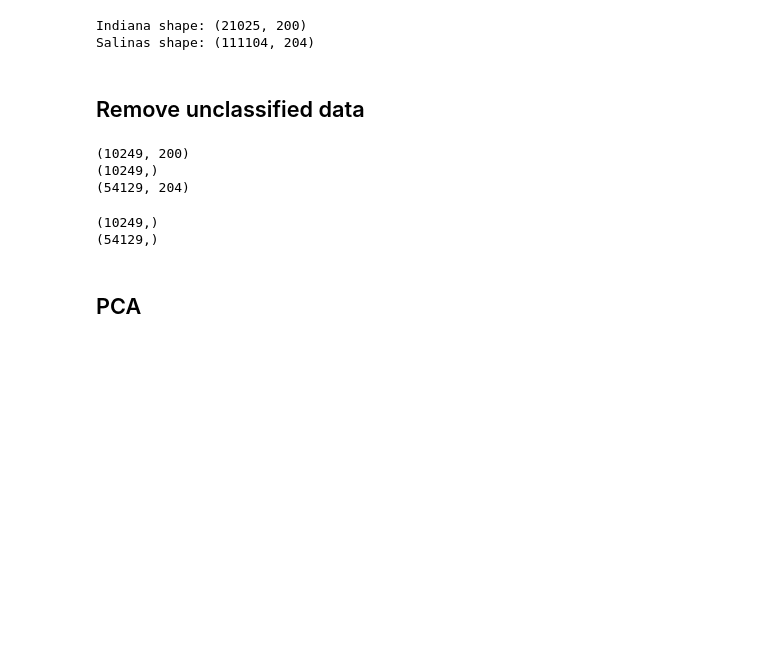
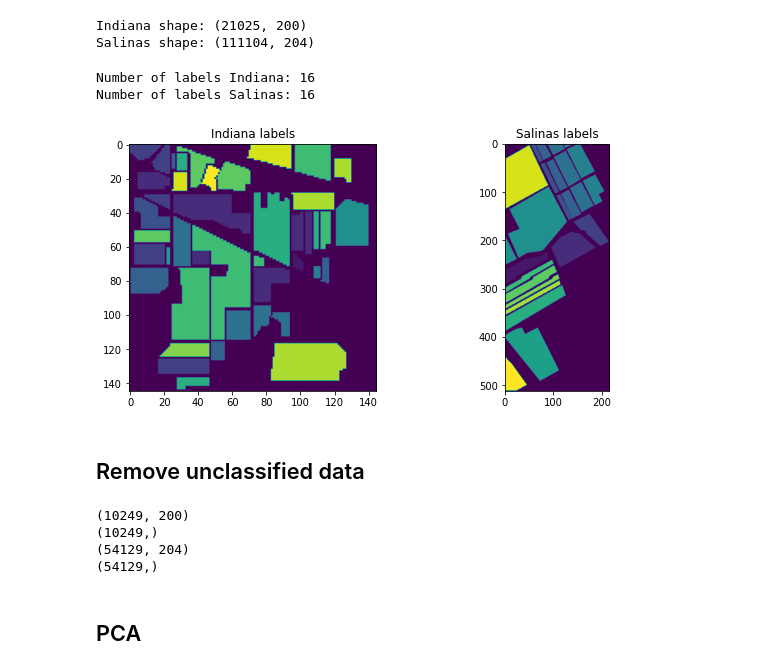
Before and after one commit to SabineHU/projet-IML, a Jupyter notebook: src/supervised_random_forest_classifier.ipynb, the cells around one changed output. Cells and saved outputs as stored; diff of their text form; code cells hidden in the pictures; blank space fills up the shorter version.

```diff
--- a/src/supervised_random_forest_classifier.ipynb
+++ b/src/supervised_random_forest_classifier.ipynb
@@ -42,3 +44,14 @@ salinas_class_names = np.arange(n_cluster_salinas).astype(str)
+# %%
+print("Number of labels Indiana: {}".format(n_classes_indiana))
+print("Number of labels Salinas: {}".format(n_classes_salinas))
+# %% [output]
+Number of labels Indiana: 16
+Number of labels Salinas: 16
+# %%
+# Display ground truth for each image
+plot_two_figures(indiana_labels, salinas_labels, title_fig1='Indiana labels', title_fig2='Salinas labels')
+# %% [output]
+[figure, added]
 # %% [markdown]
 ## Remove unclassified data
 # %%
@@ -48,8 +61,10 @@ X_salinas, X_salinas_idx = remove_unclassified_input(X_salinas, salinas_labels)
 print(X_indiana.shape)
 print(X_indiana_idx.shape)
 print(X_salinas.shape)
+print(X_salinas_idx.shape)
 # %% [output]
 (10249, 200)
 (10249,)
 (54129, 204)
+(54129,)
 # %%
@@ -58,8 +73,2 @@ salinas_labels, _ = remove_unclassified_input(salinas_labels.flatten(), salinas_
-# %%
-print(indiana_labels.shape)
-print(salinas_labels.shape)
-# %% [output]
-(10249,)
-(54129,)
 # %% [markdown]
 ## PCA
```
Also changed, not shown: parts of 99 cells of this notebook.
